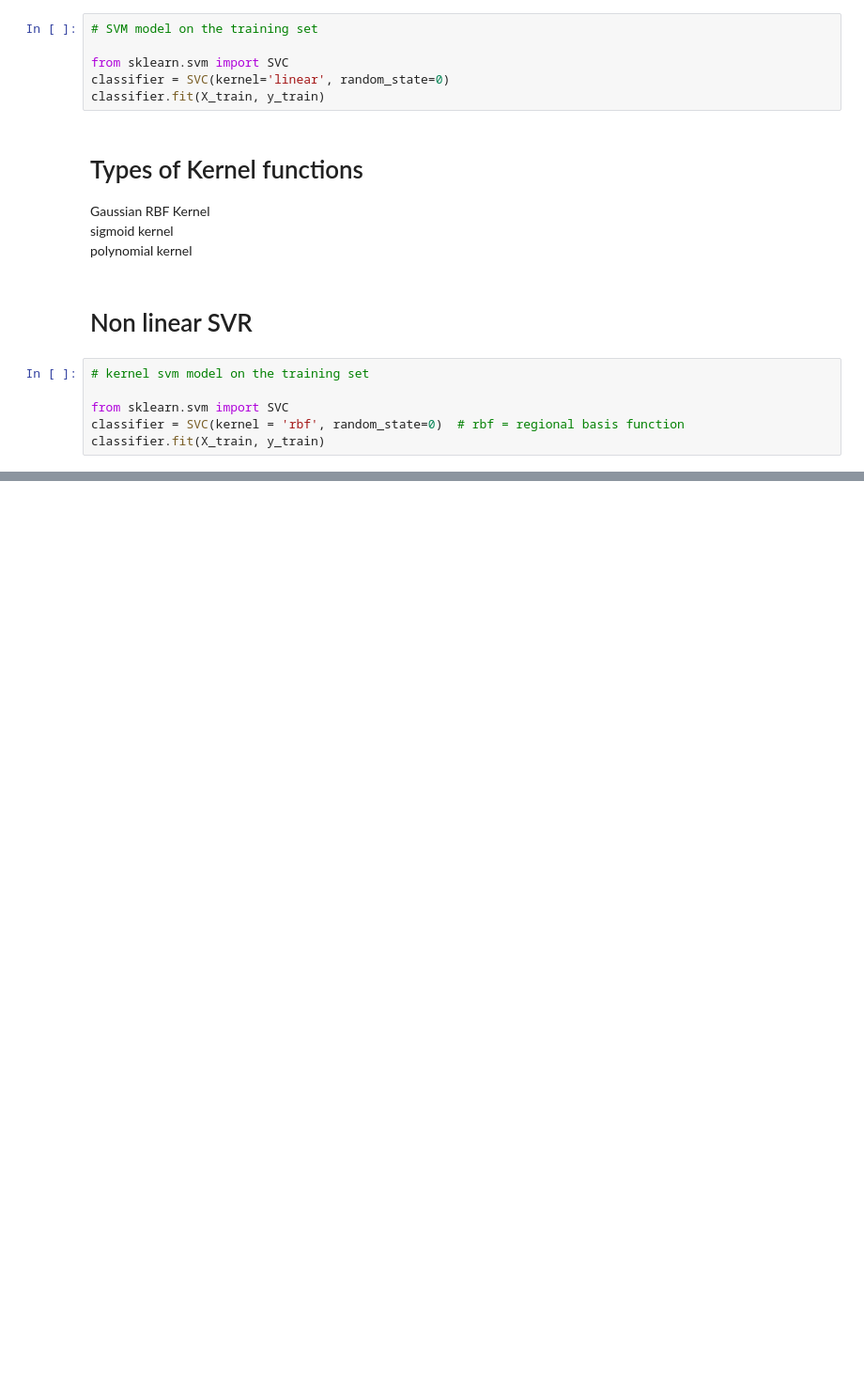
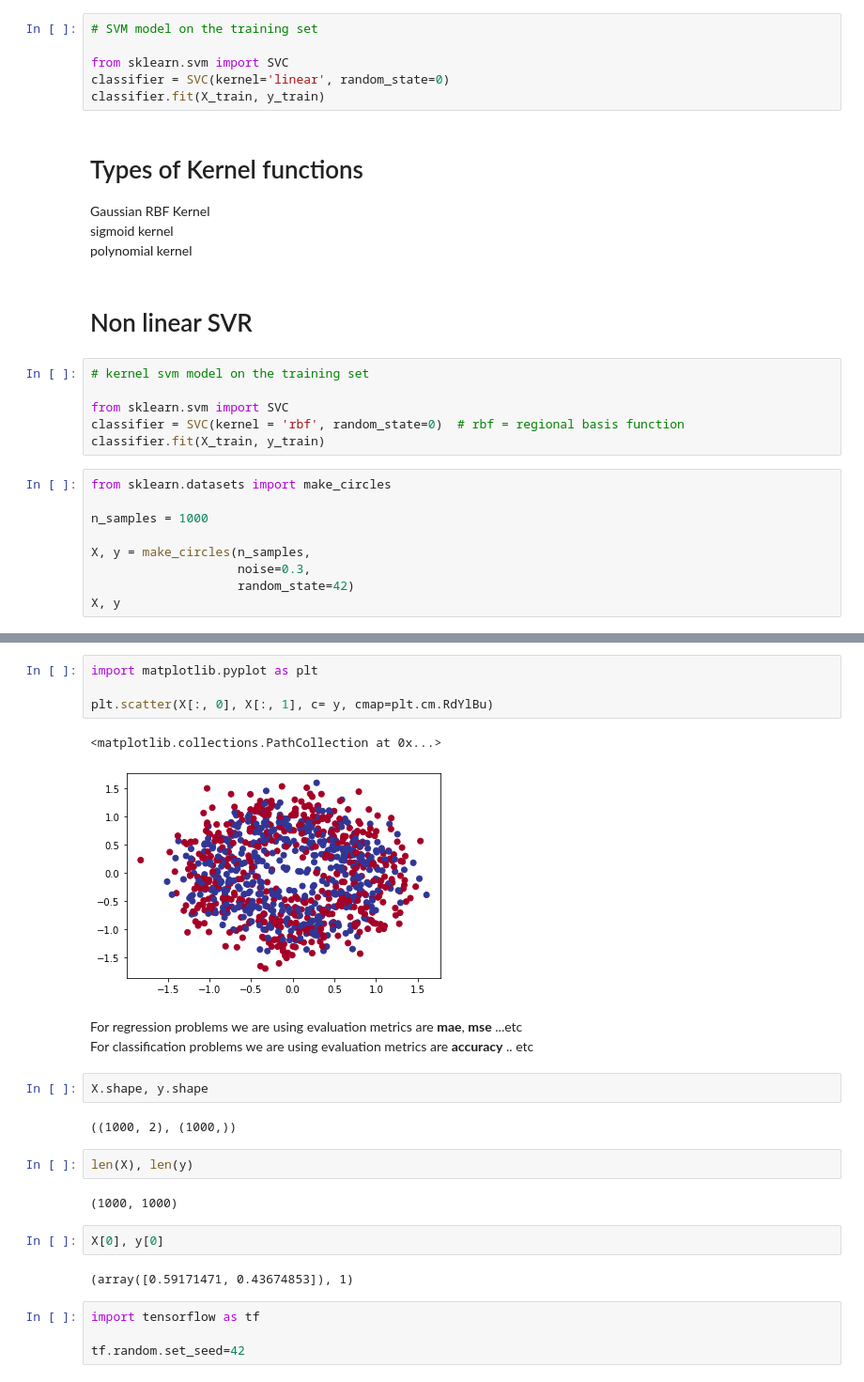
Before and after one commit to bugatha1/Classification, a Jupyter notebook: Classification.ipynb, the cells around one changed output, grey strips where cells are left out. Shown at 94% size. Drawn from its saved outputs; the diff is of its cells as text; blank space fills up the shorter version.

```diff
--- a/Classification.ipynb
+++ b/Classification.ipynb
@@ -66,3 +70,12 @@ polynomial kernel
 from sklearn.svm import SVC
 classifier = SVC(kernel = 'rbf', random_state=0)  # rbf = regional basis function
 classifier.fit(X_train, y_train)
+# %%
+from sklearn.datasets import make_circles
+
+n_samples = 1000
+
+X, y = make_circles(n_samples,
+                    noise=0.3,
+                    random_state=42)
+X, y
@@ -68,0 +119,26 @@ classifier.fit(X_train, y_train)
+# %%
+import matplotlib.pyplot as plt
+
+plt.scatter(X[:, 0], X[:, 1], c= y, cmap=plt.cm.RdYlBu)
+# %% [output]
+<matplotlib.collections.PathCollection at 0x...>
+[figure, added]
+# %% [markdown]
+For regression problems we are using evaluation metrics are **mae**, **mse** ...etc <br>
+For classification problems we are using evaluation metrics are **accuracy** .. etc
+# %%
+X.shape, y.shape
+# %% [output]
+((1000, 2), (1000,))
+# %%
+len(X), len(y)
+# %% [output]
+(1000, 1000)
+# %%
+X[0], y[0]
+# %% [output]
+(array([0.59171471, 0.43674853]), 1)
+# %%
+import tensorflow as tf
+
+tf.random.set_seed=42
```
Also changed, not shown: parts of 43 cells of this notebook.
